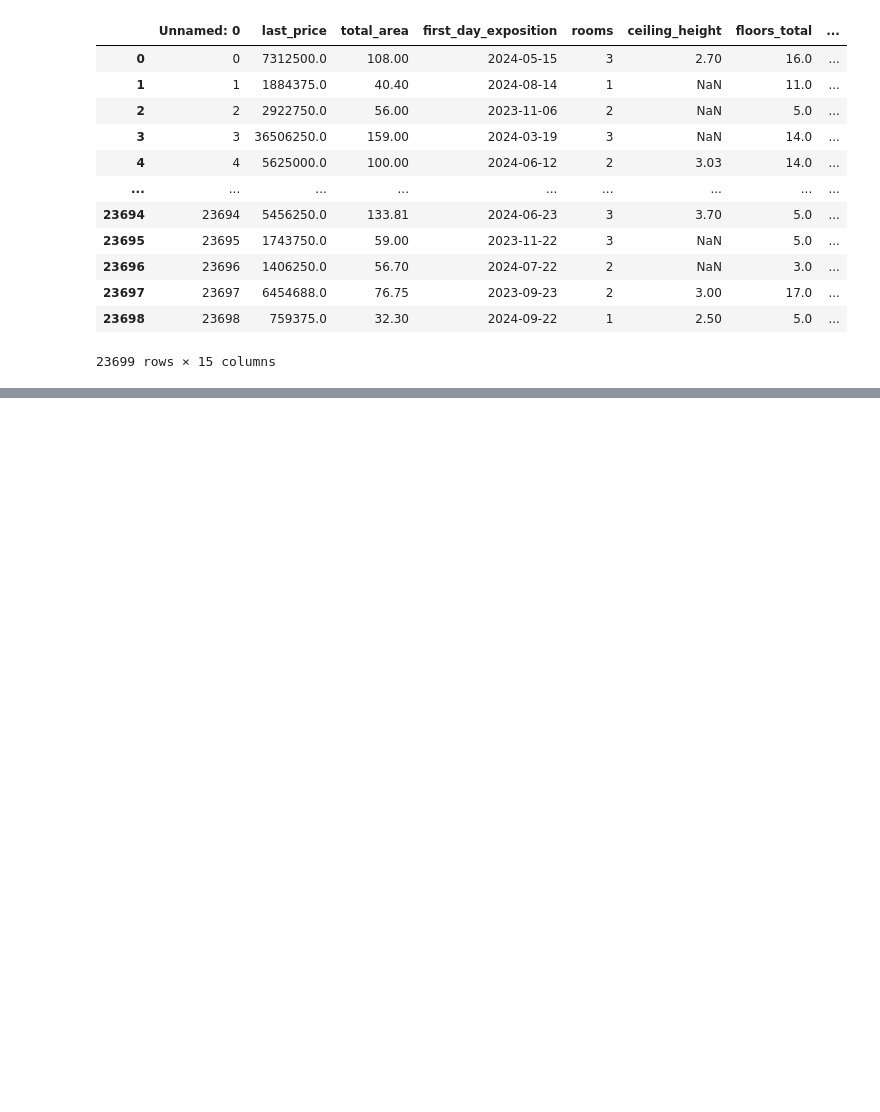
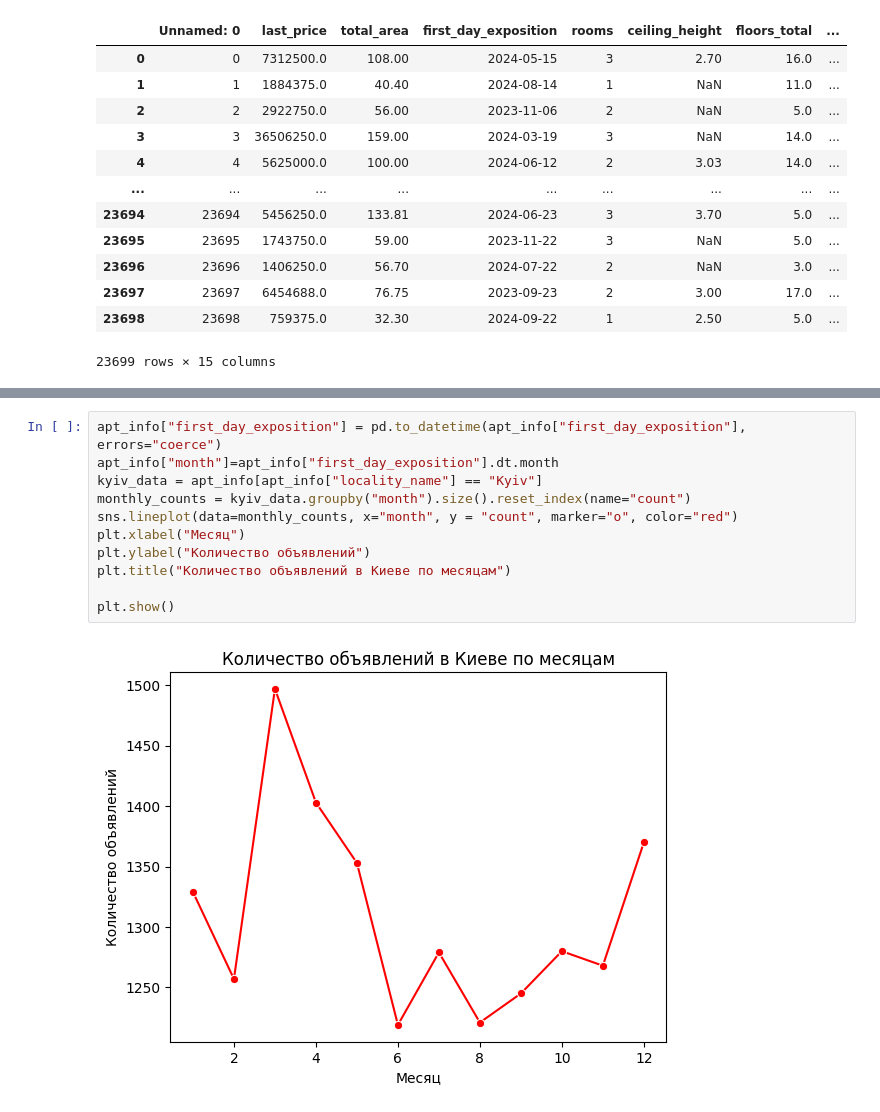
Before and after one commit to aikokass82-design/home-tasks-, a Jupyter notebook: Lesson_13.ipynb, the cells around one changed output, grey strips where cells are left out. Cells and saved outputs as stored; diff of their text form; blank space fills up the shorter version.

```diff
--- a/Lesson_13.ipynb
+++ b/Lesson_13.ipynb
@@ -86,0 +54,13 @@ Name: count, dtype: int64
+# %%
+apt_info["first_day_exposition"] = pd.to_datetime(apt_info["first_day_exposition"], errors="coerce")
+apt_info["month"]=apt_info["first_day_exposition"].dt.month
+kyiv_data = apt_info[apt_info["locality_name"] == "Kyiv"]
+monthly_counts = kyiv_data.groupby("month").size().reset_index(name="count")
+sns.lineplot(data=monthly_counts, x="month", y = "count", marker="o", color="red")
+plt.xlabel("Месяц")
+plt.ylabel("Количество объявлений")
+plt.title("Количество объявлений в Киеве по месяцам")
+
+plt.show()
+# %% [output]
+[figure, added]
```
Also changed, not shown: parts of 6 cells of this notebook.
